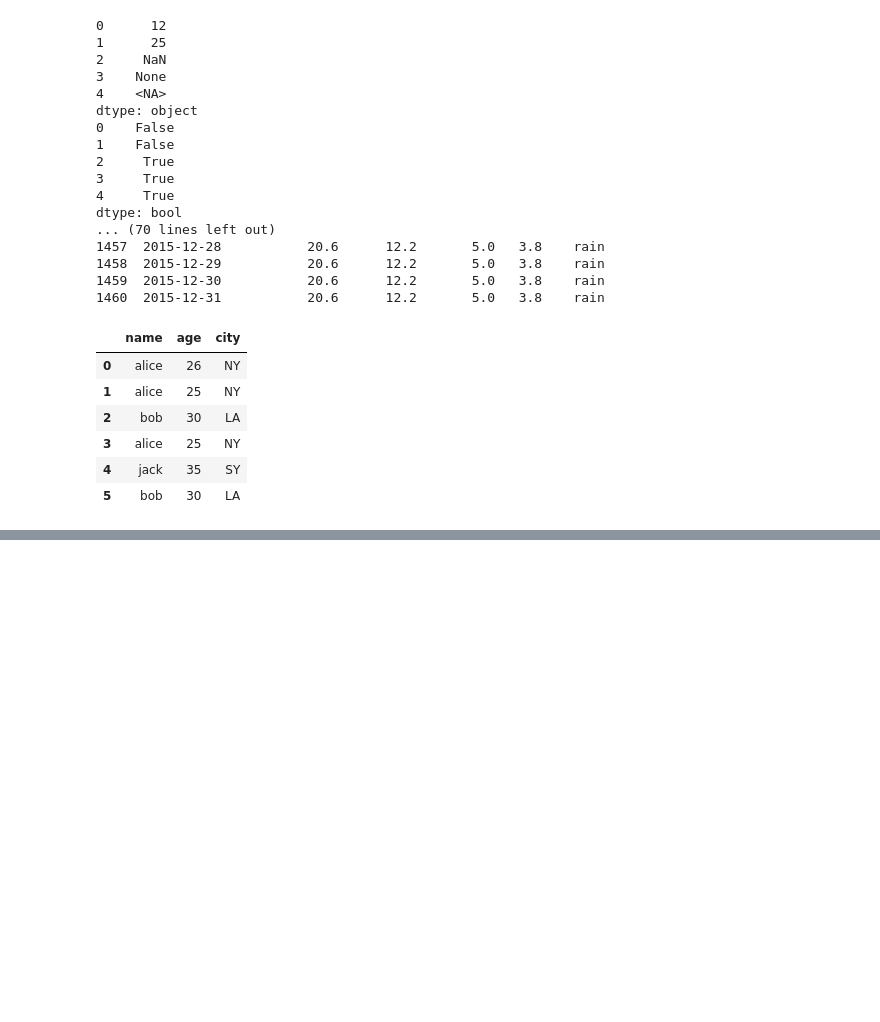
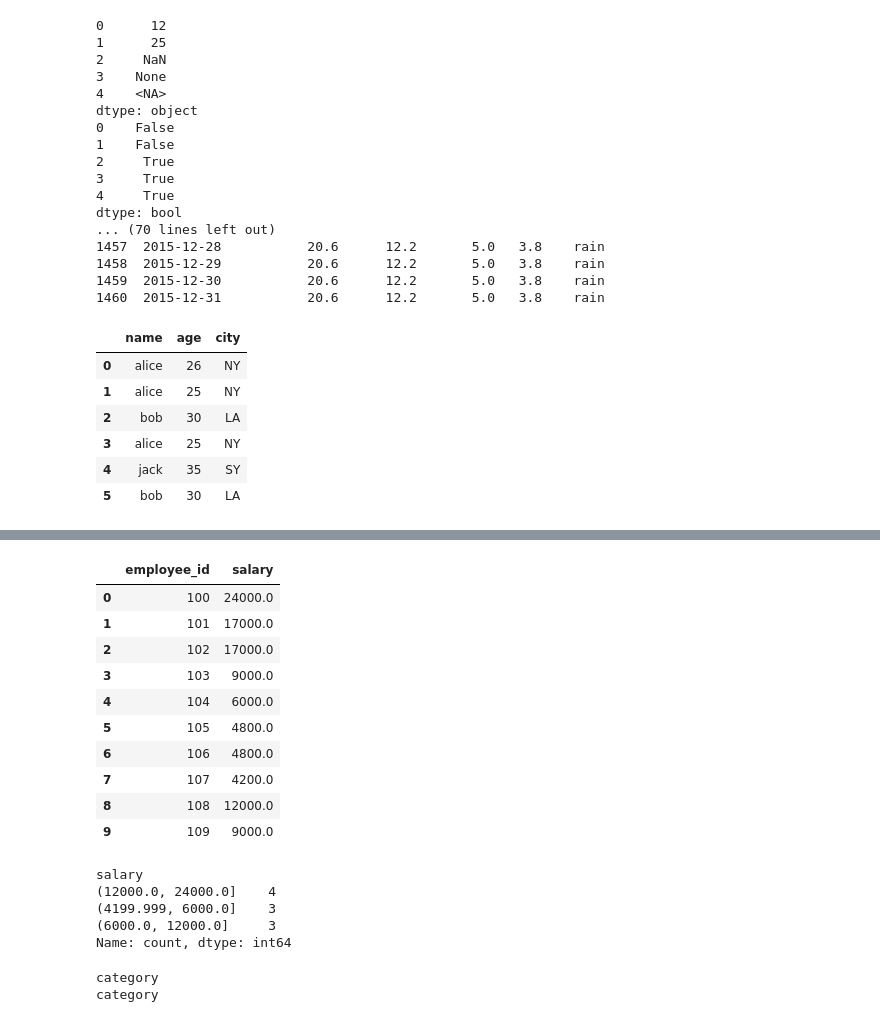
Before and after one commit to whitehappy/numpy-pandas_Notes, a Jupyter notebook: Pandas.ipynb, the cells around one changed output, grey strips where cells are left out. Saved outputs shown, nothing was run; the diff lists cells and outputs as text; code cells hidden in the pictures; blank space fills up the shorter version.

```diff
--- a/Pandas.ipynb
+++ b/Pandas.ipynb
@@ -92,0 +251,49 @@ dtype: bool
+# %%
+df1 = df.head(10)[['employee_id','salary']]
+df1
+# %% [output]
+|  | employee_id | salary |
+| 0 | 100 | 24000.0 |
+| 1 | 101 | 17000.0 |
+| 2 | 102 | 17000.0 |
+| 3 | 103 | 9000.0 |
+| 4 | 104 | 6000.0 |
+| 5 | 105 | 4800.0 |
+| 6 | 106 | 4800.0 |
+| 7 | 107 | 4200.0 |
+| 8 | 108 | 12000.0 |
+| 9 | 109 | 9000.0 |
+# %%
+pd.cut(df1['salary'],bins=2) #bins=n ,及分成n段区间,起始值、结束值是所有数据的最小值和最大值
+#4180~14100~24000
+pd.cut(df1['salary'],bins=3).value_counts()
+pd.cut(df1['salary'],bins=[0,10000,20000,30000]).value_counts()#bins=list,分成n段区间
+df1['收入范围']=pd.cut(df1['salary'],bins=[0,10000,20000,30000],labels=['低','中','高'])
+pd.qcut(df1['salary'],3).value_counts()#按人数区分划分，等频率划分
+# %% [output]
+salary
+(12000.0, 24000.0]    4
+(4199.999, 6000.0]    3
+(6000.0, 12000.0]     3
+Name: count, dtype: int64
+# %%
+#睡眠数据
+import pandas as pd
+
+df = pd.read_csv('data/sleep.csv')
+df.head(10)
+
+df1 = df.head(10)[['person_id','sleep_quality']]
+df1
+df['睡眠质量']=pd.cut(df['sleep_quality'],bins=3,labels=['差','中','优'])
+df['睡眠质量'].value_counts()
+df.head(10)
+df['gender']=df['gender'].astype('category')
+df['gender'].value_counts()
+#字符串-->类别-->统计
+#数值-->分箱-->统计
+print(df['gender'].dtype)
+print(df['睡眠质量'].dtype)
+# %% [output]
+category
+category
```
Also changed, not shown: parts of 14 cells of this notebook.
